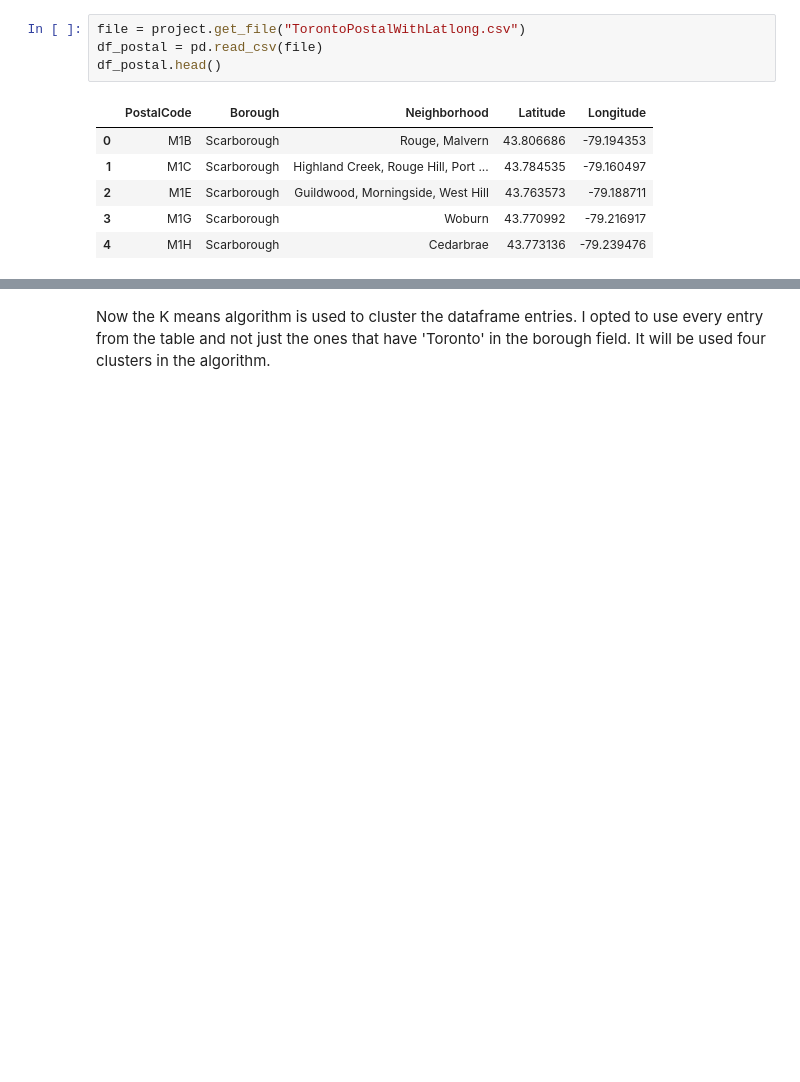
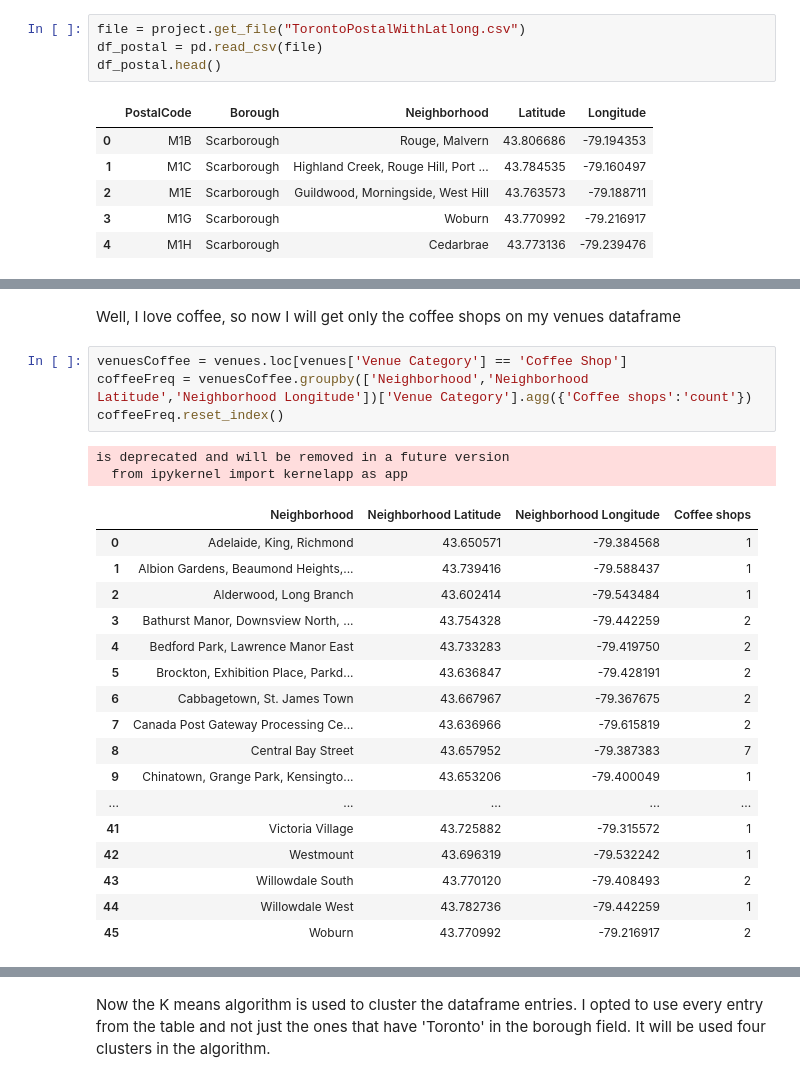
Before and after one commit to MatheusCH89/Coursera_Capstone, a Jupyter notebook: Clustering Toronto Boroughs.ipynb, the cells around one changed output, grey strips where cells are left out. Saved outputs shown, nothing was run; the diff lists cells and outputs as text; blank space fills up the shorter version.

```diff
--- a/Clustering Toronto Boroughs.ipynb
+++ b/Clustering Toronto Boroughs.ipynb
@@ -45,0 +116,26 @@ df_postal.head()
+# %% [markdown]
+Well, I love coffee, so now I will get only the coffee shops on my venues dataframe
+# %%
+venuesCoffee = venues.loc[venues['Venue Category'] == 'Coffee Shop']
+coffeeFreq = venuesCoffee.groupby(['Neighborhood','Neighborhood Latitude','Neighborhood Longitude'])['Venue Category'].agg({'Coffee shops':'count'})
+coffeeFreq.reset_index()
+# %% [output]
+is deprecated and will be removed in a future version
+  from ipykernel import kernelapp as app
+|  | Neighborhood | Neighborhood Latitude | Neighborhood Longitude | Coffee shops |
+| 0 | Adelaide, King, Richmond | 43.650571 | -79.384568 | 1 |
+| 1 | Albion Gardens, Beaumond Heights,... | 43.739416 | -79.588437 | 1 |
+| 2 | Alderwood, Long Branch | 43.602414 | -79.543484 | 1 |
+| 3 | Bathurst Manor, Downsview North, ... | 43.754328 | -79.442259 | 2 |
+| 4 | Bedford Park, Lawrence Manor East | 43.733283 | -79.419750 | 2 |
+| 5 | Brockton, Exhibition Place, Parkd... | 43.636847 | -79.428191 | 2 |
+| 6 | Cabbagetown, St. James Town | 43.667967 | -79.367675 | 2 |
+| 7 | Canada Post Gateway Processing Ce... | 43.636966 | -79.615819 | 2 |
+| 8 | Central Bay Street | 43.657952 | -79.387383 | 7 |
+| 9 | Chinatown, Grange Park, Kensingto... | 43.653206 | -79.400049 | 1 |
+| ... | ... | ... | ... | ... |
+| 41 | Victoria Village | 43.725882 | -79.315572 | 1 |
+| 42 | Westmount | 43.696319 | -79.532242 | 1 |
+| 43 | Willowdale South | 43.770120 | -79.408493 | 2 |
+| 44 | Willowdale West | 43.782736 | -79.442259 | 1 |
+| 45 | Woburn | 43.770992 | -79.216917 | 2 |
```
Also changed, not shown: parts of 10 cells of this notebook.
